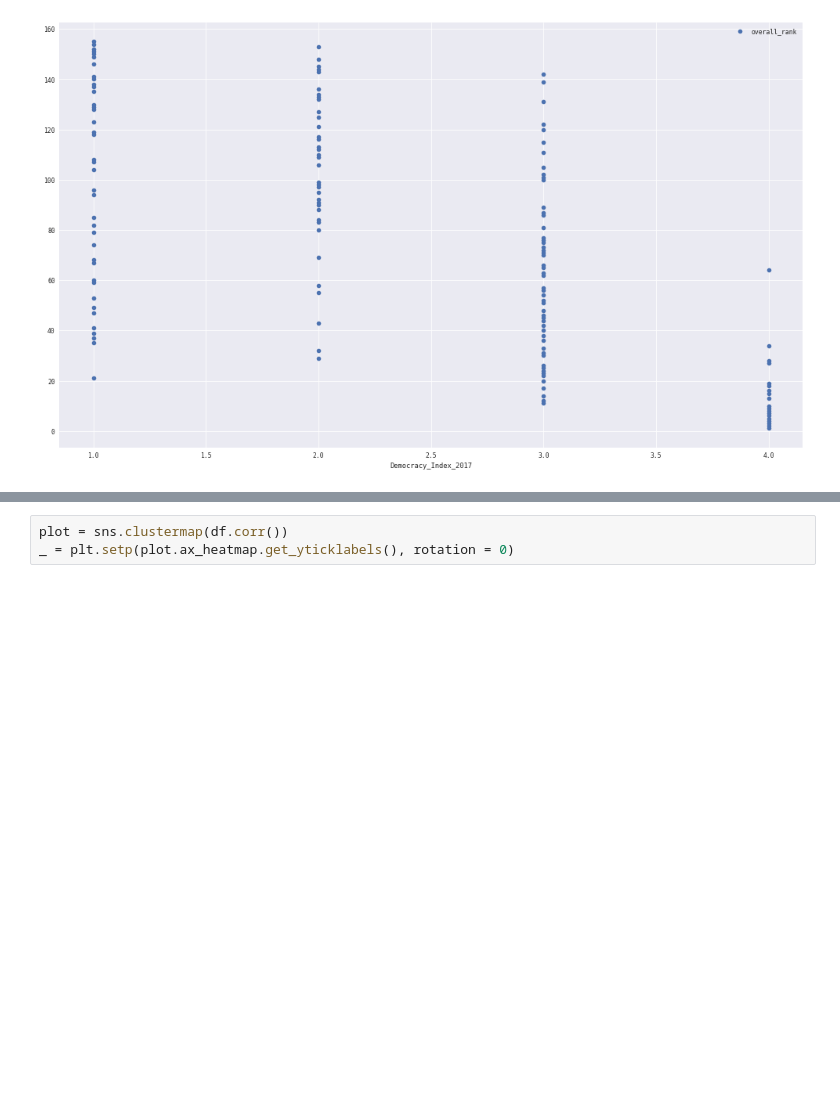
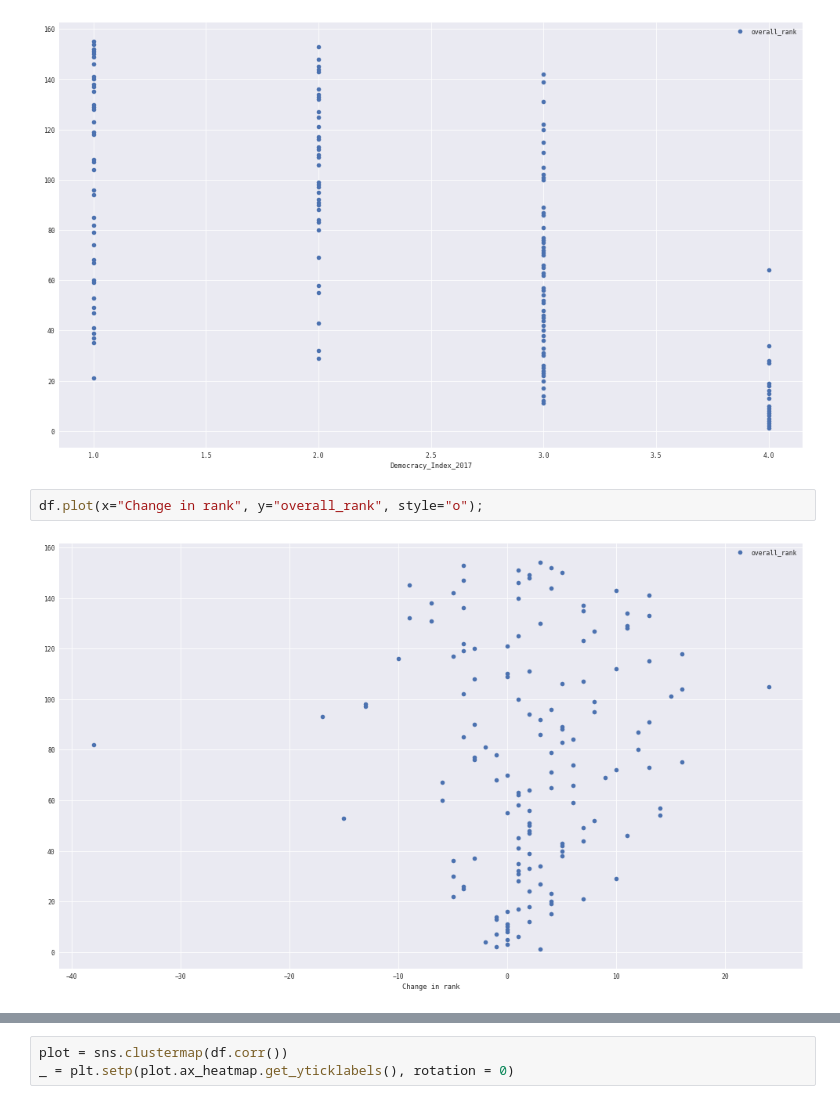
Before and after one commit to wdbm/world_statistics, a Jupyter notebook: freedom_and_happiness.ipynb, the cells around one changed output, grey strips where cells are left out. Drawn from its saved outputs; the diff is of its cells as text; blank space fills up the shorter version.

```diff
--- a/freedom_and_happiness.ipynb
+++ b/freedom_and_happiness.ipynb
@@ -112,6 +112,10 @@ df.plot(x="Social support", y="overall_rank", style="o");
 df.plot(x="Democracy_Index_2017", y="overall_rank", style="o");
 # %% [output]
 [figure]
+# %%
+df.plot(x="Change in rank", y="overall_rank", style="o");
+# %% [output]
+[figure, added]
 # %%
 df = df.query("overall_rank <= 20")
 del df["Freedom_in_the_World_2018"] # all values identical
```
Also changed, not shown: parts of 2 cells of this notebook.
